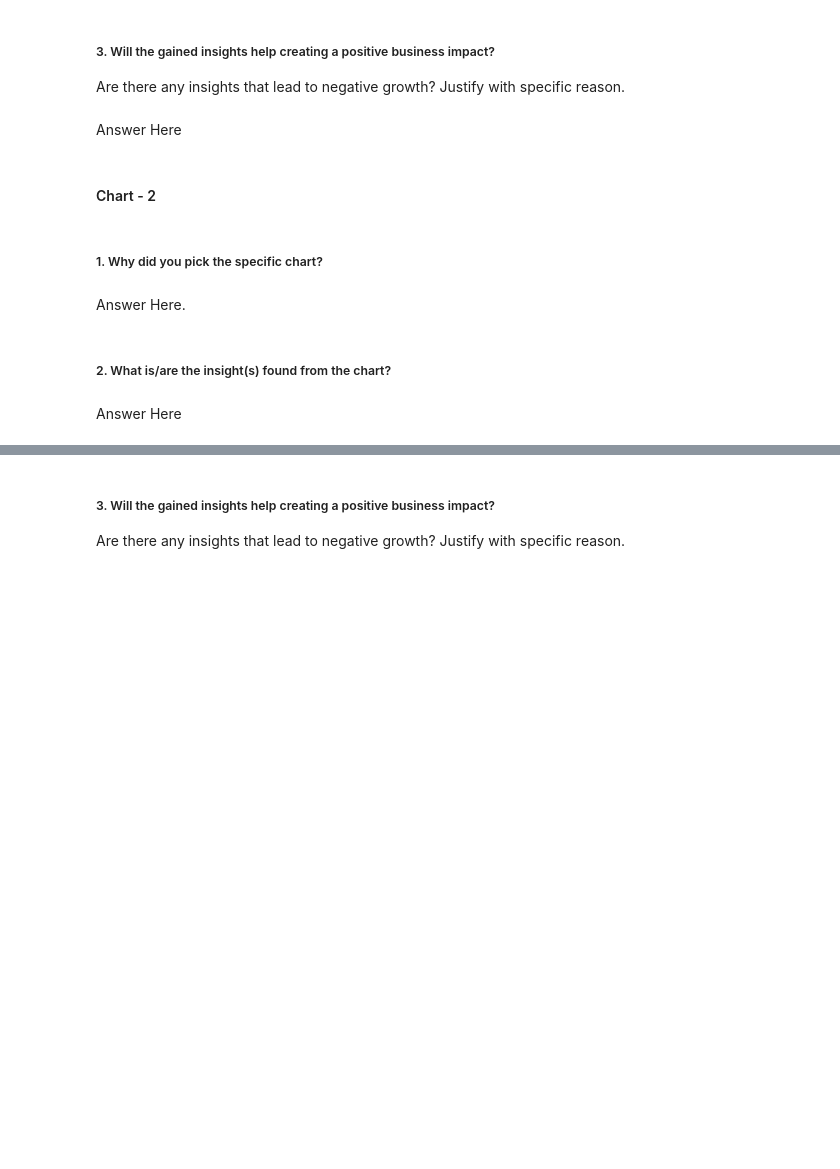
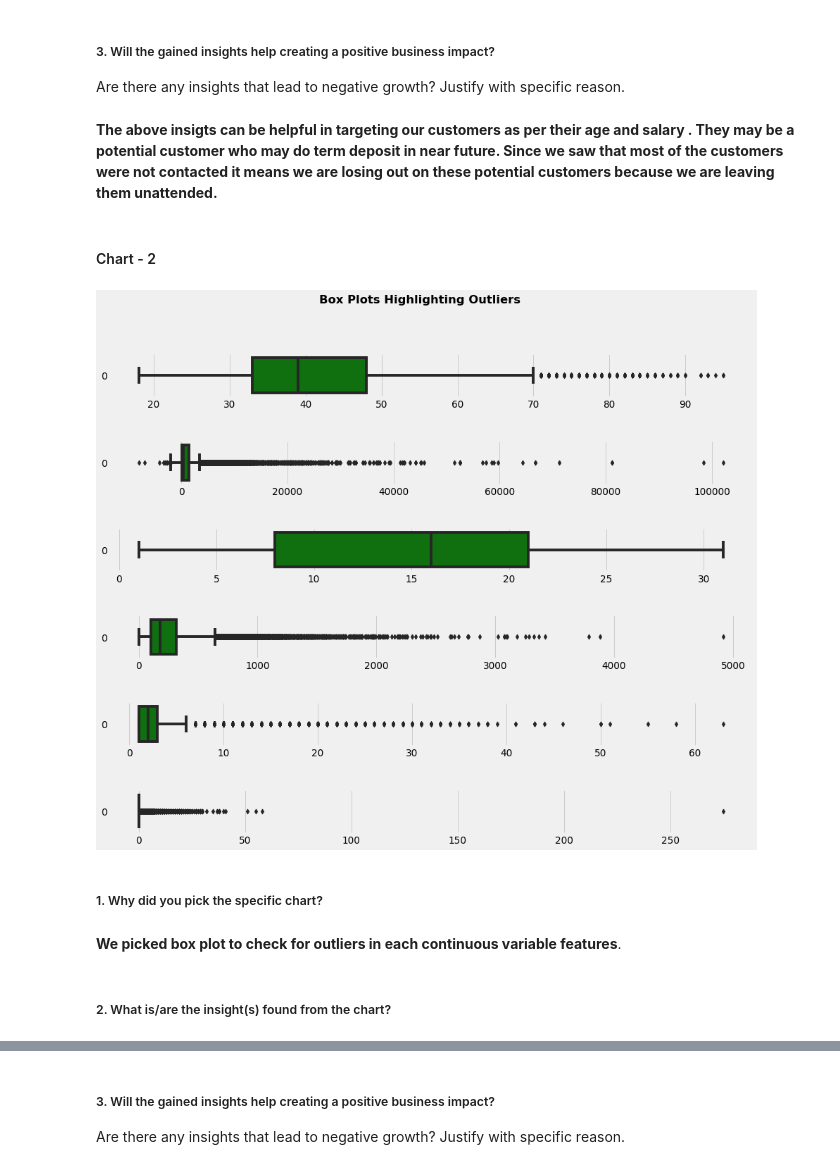
Before and after one commit to JNSDKV/BANK-MARKETING-EFFECTIVENESS-PREDICTION, a Jupyter notebook: _Bank_Marketing_Effectiveness_prediction.ipynb, the cells around one changed output, grey strips where cells are left out. Saved outputs shown, nothing was run; the diff lists cells and outputs as text; code cells hidden in the pictures; blank space fills up the shorter version.

```diff
--- a/_Bank_Marketing_Effectiveness_prediction.ipynb
+++ b/_Bank_Marketing_Effectiveness_prediction.ipynb
@@ -463,7 +512,7 @@ Answer Here
 # %% [markdown]
 ##### 3. Will the gained insights help creating a positive business impact?
 Are there any insights that lead to negative growth? Justify with specific reason.
-# %% [markdown]
-Answer Here
+# %% [markdown]
+**The above insigts can be helpful in targeting our customers as per their age and salary . They may be a potential customer who may do term deposit in near future. Since we saw that most of the customers were not contacted it means we are losing out on these potential customers because we are leaving them unattended.**
 # %% [markdown]
 #### Chart - 2
@@ -472,8 +519,22 @@ Answer Here
+# %%
+# Chart - 2 visualization code
+# plotting box plot for each continuous variable.
+nrows = len(continuous_list)
+fig, axes = plt.subplots(ncols=1,
+                         nrows=nrows,
+                         figsize=(15,nrows*2))
+plt.subplots_adjust(hspace=1)
+
+for i, var in enumerate(continuous_list):
+    sns.boxplot(df[var], orient='h', ax=axes[i],color= 'g')
+
+fig.suptitle('Box Plots Highlighting Outliers', fontweight='bold')
+plt.show()
+# %% [output]
+[figure, added]
 # %% [markdown]
 ##### 1. Why did you pick the specific chart?
-# %% [markdown]
-Answer Here.
+# %% [markdown]
+**We picked box plot to check for outliers in each continuous variable features**.
 # %% [markdown]
 ##### 2. What is/are the insight(s) found from the chart?
-# %% [markdown]
-Answer Here
```
Also changed, not shown: parts of 223 cells of this notebook.
